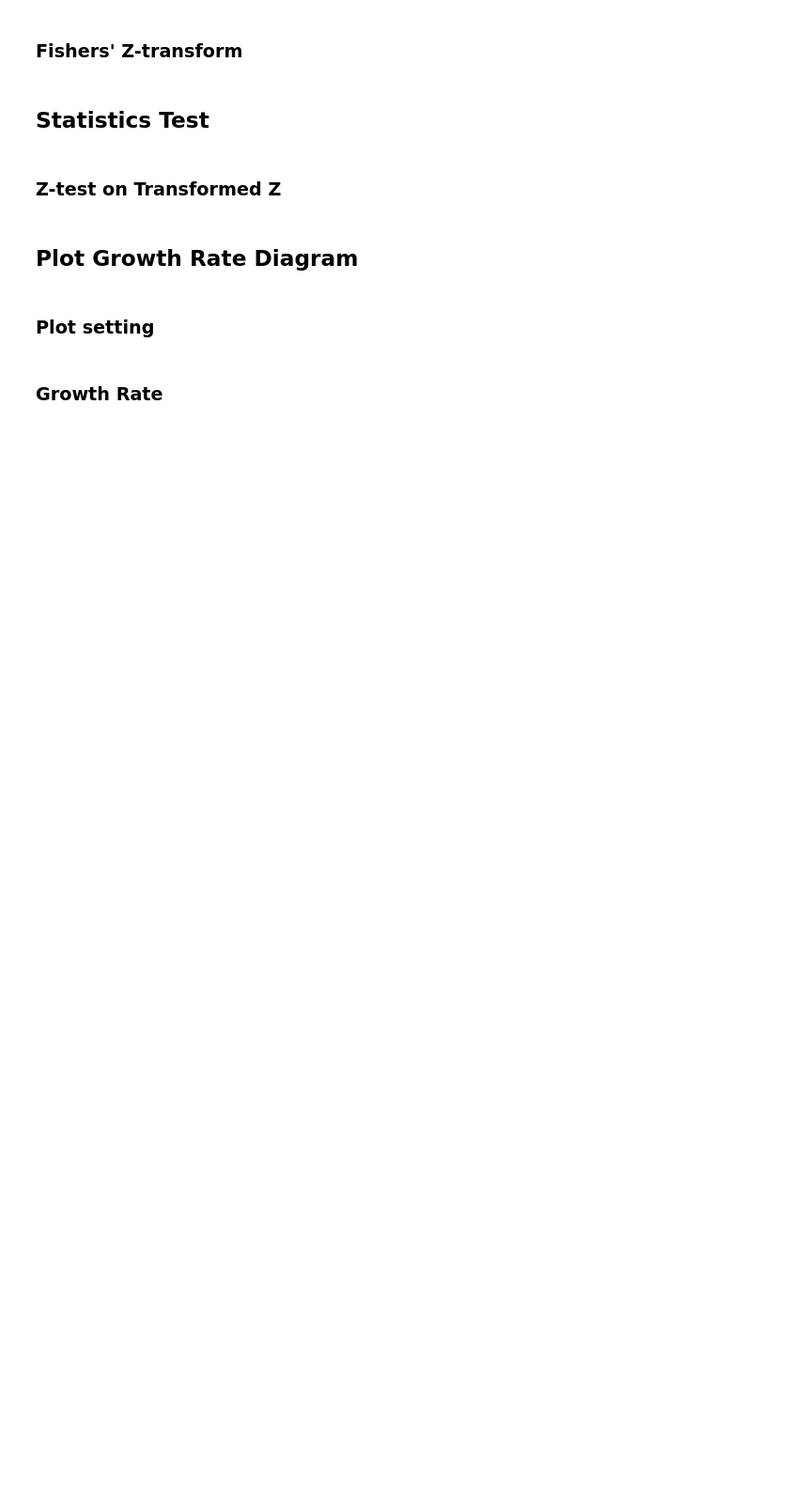
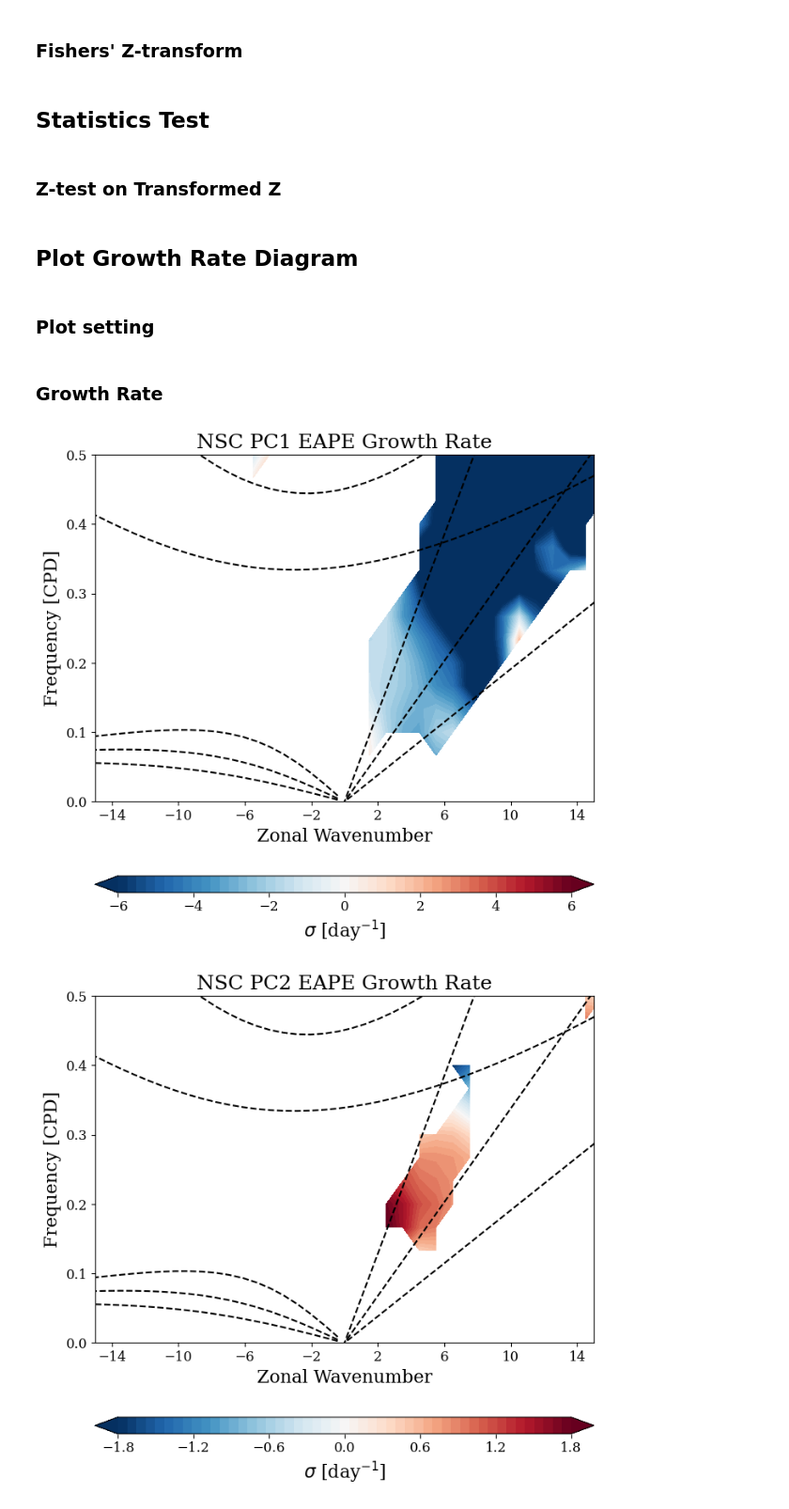
Before and after one commit to JOsephKan/2024_Research, a Jupyter notebook: MPAS/GrowthRate/GrowthRate_Compute.ipynb, the cells around one changed output. Shown at 94% size. Saved outputs shown, nothing was run; the diff lists cells and outputs as text; code cells hidden in the pictures; blank space fills up the shorter version.

Commit message:
EAPE growth rate update

```diff
--- a/MPAS/GrowthRate/GrowthRate_Compute.ipynb
+++ b/MPAS/GrowthRate/GrowthRate_Compute.ipynb
@@ -88,10 +90,10 @@ def Coherence(data1, data2):
 ## Load data
 # %%
 # case name
-case: str = 'CNTL'
+case: str = 'NSC'
 
 # path
-fname: str = '/home/b11209013/2024_Research/MPAS/PCA_file/CNTL_PC.joblib'
+fname: str = f'/work/b11209013/2024_Research/MPAS/PC/{case}_PC.joblib'
 
 # load data
 data: dict = jl.load(fname)
@@ -176,5 +189,77 @@ wn = np.linspace(-360, 360, 720)
 fr = np.linspace(1/30, 2, 60)
 
 wnm, frm = np.meshgrid(wn, fr)
+
+plt.rcParams.update({
+    'font.size': 12,
+    'figure.titlesize': 18,
+    'axes.titlesize': 18,
+    'axes.labelsize': 16,
+    'font.family': 'serif',
+})
+
+fr_ana, wn_ana = th.genDispersionCurves(Ahe=[90, 25, 8])
+
+e_cond = np.where(wn_ana[3, 0, :] < 0)[0]
 # %% [markdown]
 ### Growth Rate
+# %%
+plt.figure(figsize=(8, 8))
+c1 = plt.contourf(
+    wnm, frm,
+    sigma_filted['pc1'],
+    levels=np.linspace(-6, 6),
+    cmap="RdBu_r",
+    extend='both'
+)
+for i in range(3):
+    plt.plot(wn_ana[3, i, e_cond], fr_ana[3, i, e_cond], 'k--')
+    plt.plot(wn_ana[4, i, :], fr_ana[4, i, :], 'k--')
+    plt.plot(wn_ana[5, i, :], fr_ana[5, i, :], 'k--')
+plt.xticks(np.linspace(-14, 14, 8))
+plt.yticks(np.linspace(0, 0.5, 6))
+plt.xlim(-15, 15)
+plt.ylim(0, 0.5)
+plt.xlabel('Zonal Wavenumber')
+plt.ylabel('Frequency [CPD]')
+plt.title(f'{case} PC1 EAPE Growth Rate')
+cbar1 = plt.colorbar(
+    c1,
+    aspect=30,
+    orientation='horizontal',
+    label=r'$\sigma$ [day$^{-1}$]'
+)
+cbar1.set_ticks(np.linspace(-6, 6, 7))
+plt.savefig(f'/home/b11209013/2024_Research/MPAS/GrowthRate/image/{case}/PC1_Growth_Rate.png')
+plt.show()
+
+plt.figure(figsize=(8, 8))
+c2 = plt.contourf(
+    wnm, frm,
+    sigma_filted['pc2'],
+    levels=np.linspace(-1.8, 1.8),
+    cmap="RdBu_r",
+    extend='both'
+)
+for i in range(3):
+    plt.plot(wn_ana[3, i, e_cond], fr_ana[3, i, e_cond], 'k--')
+    plt.plot(wn_ana[4, i, :], fr_ana[4, i, :], 'k--')
+    plt.plot(wn_ana[5, i, :], fr_ana[5, i, :], 'k--')
+plt.xticks(np.linspace(-14, 14, 8))
+plt.yticks(np.linspace(0, 0.5, 6))
+plt.xlim(-15, 15)
+plt.ylim(0, 0.5)
+plt.xlabel('Zonal Wavenumber')
+plt.ylabel('Frequency [CPD]')
+plt.title(f'{case} PC2 EAPE Growth Rate')
+cbar2 = plt.colorbar(
+    c2,
+    aspect=30,
+    orientation='horizontal',
+    label=r'$\sigma$ [day$^{-1}$]'
+)
+cbar2.set_ticks(np.linspace(-1.8, 1.8, 7))
+plt.savefig(f'/home/b11209013/2024_Research/MPAS/GrowthRate/image/{case}/PC2_Growth_Rate.png')
+# %% [output]
+[figure, added]
+[figure, added]
```
Also changed, not shown: parts of 2 cells of this notebook, 7 other files.
